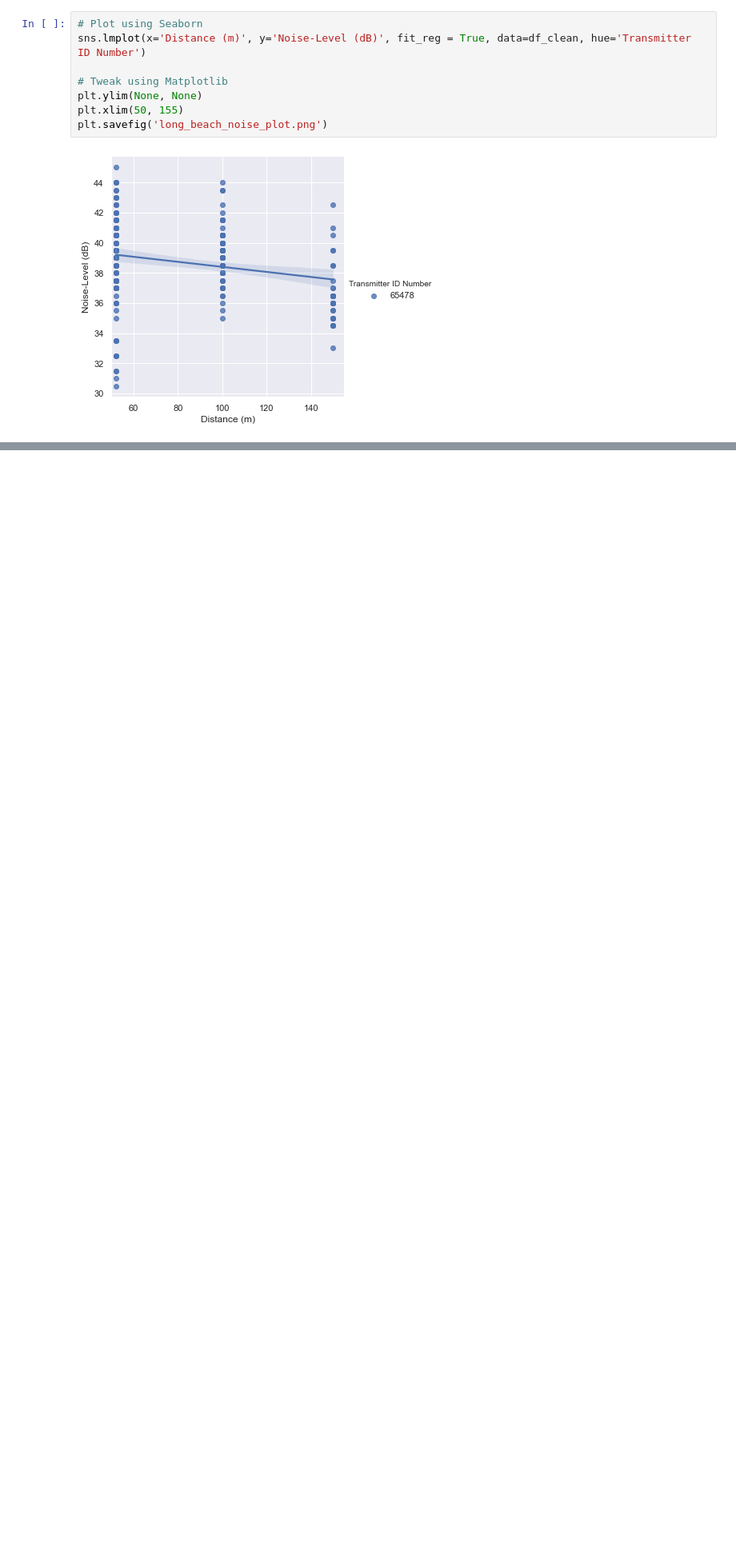
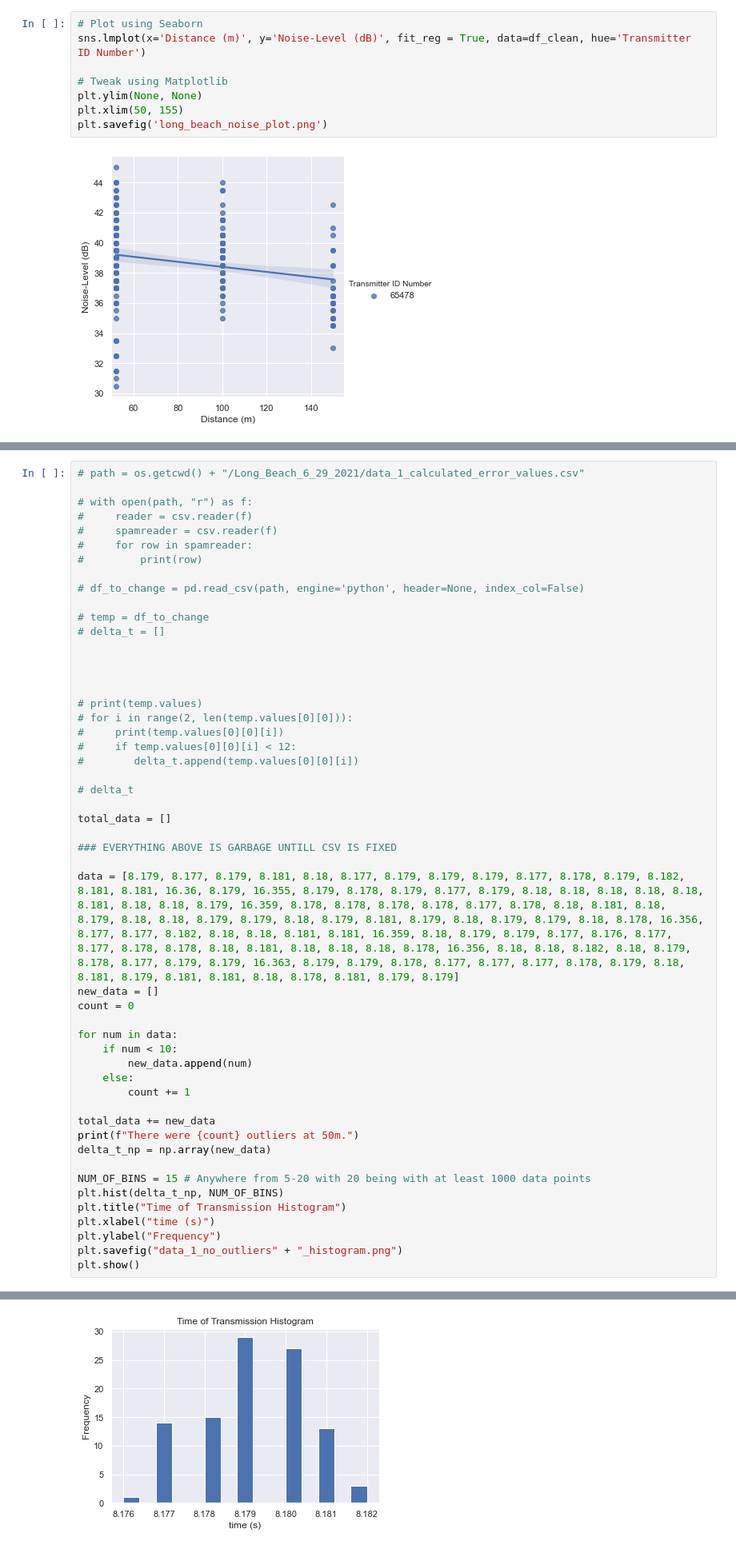
Before and after one commit to lauren-west/icex-lair-2021, a Jupyter notebook: vemco_data_post_processing_visualization.ipynb, the cells around one changed output, grey strips where cells are left out. Shown at 80% size. Cells and saved outputs as stored; diff of their text form; blank space fills up the shorter version.

Commit message:
Generated plots for Long Beach Data

```diff
--- a/vemco_data_post_processing_visualization.ipynb
+++ b/vemco_data_post_processing_visualization.ipynb
@@ -120,0 +124,51 @@ plt.savefig('long_beach_noise_plot.png')
+# %%
+# path = os.getcwd() + "/Long_Beach_6_29_2021/data_1_calculated_error_values.csv"
+
+# with open(path, "r") as f:
+#     reader = csv.reader(f)
+#     spamreader = csv.reader(f)
+#     for row in spamreader:
+#         print(row)
+
+# df_to_change = pd.read_csv(path, engine='python', header=None, index_col=False)
+
+# temp = df_to_change
+# delta_t = []
+
+
+
+
+# print(temp.values)
+# for i in range(2, len(temp.values[0][0])):
+#     print(temp.values[0][0][i])
+#     if temp.values[0][0][i] < 12:
+#        delta_t.append(temp.values[0][0][i])
+
+# delta_t
+
+total_data = []
+
+### EVERYTHING ABOVE IS GARBAGE UNTILL CSV IS FIXED
+
+data = [8.179, 8.177, 8.179, 8.181, 8.18, 8.177, 8.179, 8.179, 8.179, 8.177, 8.178, 8.179, 8.182, 8.181, 8.181, 16.36, 8.179, 16.355, 8.179, 8.178, 8.179, 8.177, 8.179, 8.18, 8.18, 8.18, 8.18, 8.18, 8.181, 8.18, 8.18, 8.179, 16.359, 8.178, 8.178, 8.178, 8.178, 8.177, 8.178, 8.18, 8.181, 8.18, 8.179, 8.18, 8.18, 8.179, 8.179, 8.18, 8.179, 8.181, 8.179, 8.18, 8.179, 8.179, 8.18, 8.178, 16.356, 8.177, 8.177, 8.182, 8.18, 8.18, 8.181, 8.181, 16.359, 8.18, 8.179, 8.179, 8.177, 8.176, 8.177, 8.177, 8.178, 8.178, 8.18, 8.181, 8.18, 8.18, 8.18, 8.178, 16.356, 8.18, 8.18, 8.182, 8.18, 8.179, 8.178, 8.177, 8.179, 8.179, 16.363, 8.179, 8.179, 8.178, 8.177, 8.177, 8.177, 8.178, 8.179, 8.18, 8.181, 8.179, 8.181, 8.181, 8.18, 8.178, 8.181, 8.179, 8.179]
+new_data = []
+count = 0
+
+for num in data:
+    if num < 10:
+        new_data.append(num)
+    else:
+        count += 1
+
+total_data += new_data
+print(f"There were {count} outliers at 50m.")
+delta_t_np = np.array(new_data)
+
+NUM_OF_BINS = 15 # Anywhere from 5-20 with 20 being with at least 1000 data points
+plt.hist(delta_t_np, NUM_OF_BINS)
+plt.title("Time of Transmission Histogram")
+plt.xlabel("time (s)")
+plt.ylabel("Frequency")
+plt.savefig("data_1_no_outliers" + "_histogram.png")
+plt.show()
+# %% [output]
@@ -120,0 +176 @@ plt.savefig('long_beach_noise_plot.png')
+[figure, added]
```
Also changed, not shown: parts of 6 cells of this notebook, 5 other files.
